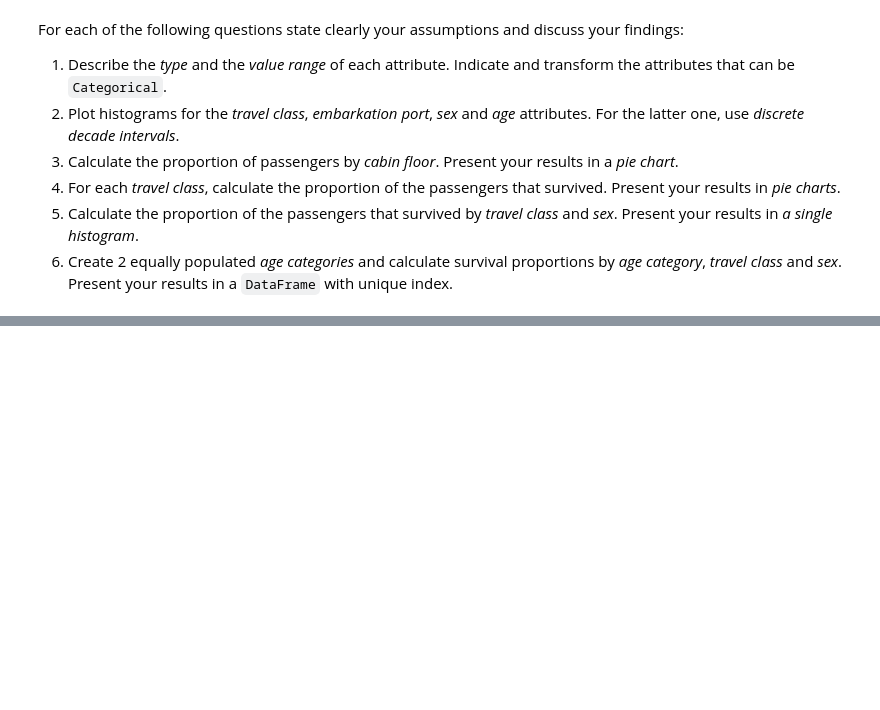
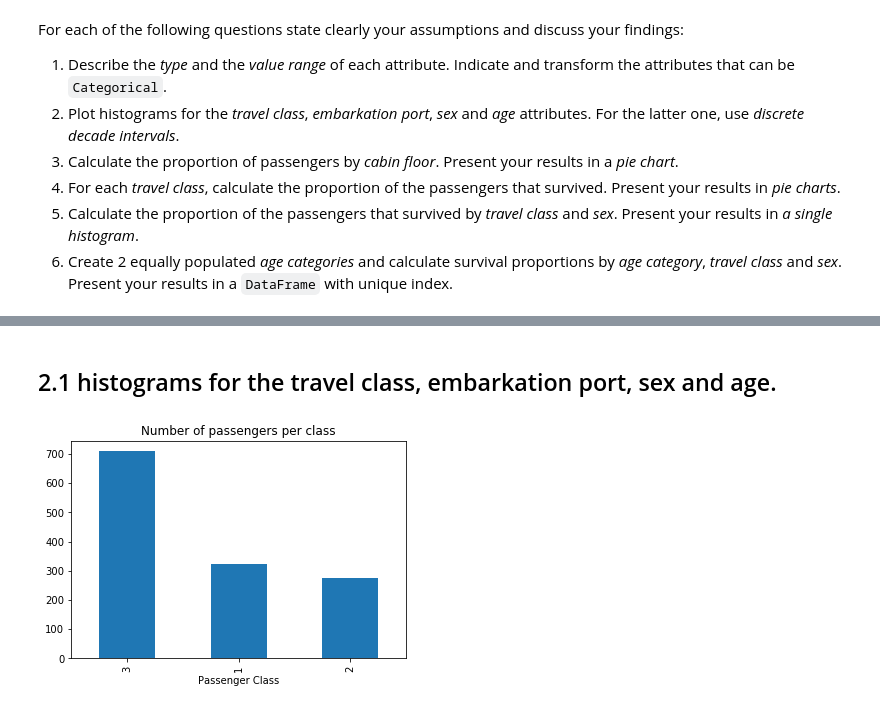
Before and after one commit to Firas11993/ada2017, a Jupyter notebook: 01 - Pandas and Data Wrangling/Homework 1.ipynb, the cells around one changed output, grey strips where cells are left out. Saved outputs shown, nothing was run; the diff lists cells and outputs as text; code cells hidden in the pictures; blank space fills up the shorter version.

```diff
--- a/01 - Pandas and Data Wrangling/Homework 1.ipynb
+++ b/01 - Pandas and Data Wrangling/Homework 1.ipynb
@@ -269,0 +360,22 @@ For each of the following questions state clearly your assumptions and discuss y
+# %%
+#sex
+Titanic['sex'] = Titanic['sex'].astype('category', categories=['male','female'], ordered=False)
+# %%
+#embarked
+Titanic['embarked'] = Titanic['embarked'].astype('category', categories=['S','C','Q'], ordered=False)
+# %%
+#cabin
+Cab = Titanic['cabin'].value_counts()
+Titanic['cabin'] = Titanic['cabin'].astype('category', categories = Cab.index.values , ordered=False)
+# %%
+#boat
+Boa = Titanic['boat'].value_counts()
+Titanic['boat'] = Titanic['boat'].astype('category', categories =  Boa.index.values , ordered=False)
+# %% [markdown]
+## 2.1 histograms for the travel class, embarkation port, sex and age.
+# %%
+Titanic['pclass'].value_counts().plot(kind='bar',title='Number of passengers per class')
+plt.xlabel('Passenger Class')
+plt.show()
+# %% [output]
+[figure, added]
```
Also changed, not shown: parts of 62 cells of this notebook.
